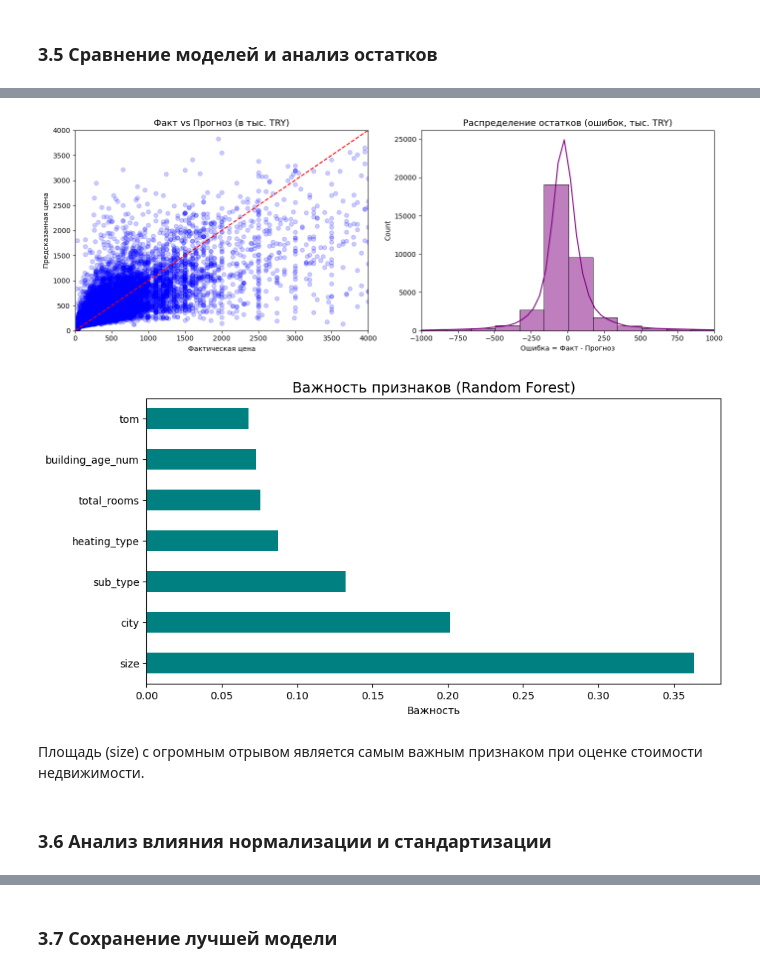
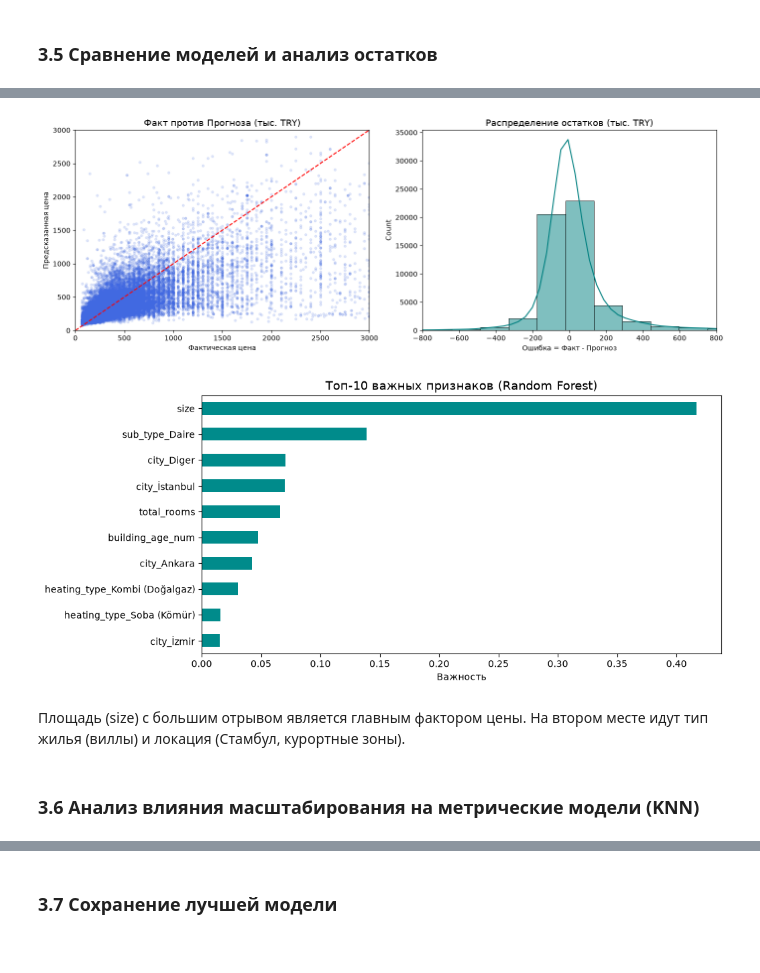
Before and after one commit to Yalantare/workforml, a Jupyter notebook: notebooks/real_estate_analysis.ipynb, the cells around one changed output, grey strips where cells are left out. Saved outputs shown, nothing was run; the diff lists cells and outputs as text; code cells hidden in the pictures.

```diff
--- a/notebooks/real_estate_analysis.ipynb
+++ b/notebooks/real_estate_analysis.ipynb
@@ -396,15 +507,16 @@ R2:   0.2971
 from sklearn.tree import DecisionTreeRegressor
 
 tree = DecisionTreeRegressor(random_state=42, max_depth=8)
-tree.fit(X_train, y_train)
+tree.fit(X_train_proc, y_train_log)
 
-test_pred_tree = tree.predict(X_test)
+test_pred_tree = np.expm1(tree.predict(X_test_proc))
 
-print('Test: Дерево решений\n_____________________________________')
+print('Test: Дерево решений')
+print('----------------------------------------------------')
 print_metrics(y_test, test_pred_tree)
 
 results_df2 = pd.DataFrame(
-    [get_metrics_row("Decision Tree", y_test, test_pred_tree)],
+    [get_metrics_row('Decision Tree', y_test, test_pred_tree)],
     columns=['Model', 'MAE', 'MSE', 'RMSE', 'MAPE (%)', 'R2 Square']
 )
 results_df = pd.concat([results_df, results_df2], ignore_index=True)
@@ -421,17 +533,17 @@ R2:   0.4688
 # %%
 from sklearn.ensemble import RandomForestRegressor
 
-# для скорости берем 50 деревьев и max_depth 12
-rf = RandomForestRegressor(n_estimators=50, max_depth=12, random_state=42, n_jobs=-1)
-rf.fit(X_train, y_train)
+rf = RandomForestRegressor(n_estimators=40, max_depth=12, random_state=42, n_jobs=-1)
+rf.fit(X_train_proc, y_train_log)
 
-test_pred_rf = rf.predict(X_test)
+test_pred_rf = np.expm1(rf.predict(X_test_proc))
 
-print('Test: Random Forest\n_____________________________________')
+print('Test: Случайный лес')
+print('----------------------------------------------------')
 print_metrics(y_test, test_pred_rf)
 
 results_df2 = pd.DataFrame(
-    [get_metrics_row("Random Forest", y_test, test_pred_rf)],
+    [get_metrics_row('Random Forest', y_test, test_pred_rf)],
     columns=['Model', 'MAE', 'MSE', 'RMSE', 'MAPE (%)', 'R2 Square']
 )
 results_df = pd.concat([results_df, results_df2], ignore_index=True)
@@ -494,38 +604,43 @@ plt.show()
 # %%
-# График «Факт против Прогноза» и распределение остатков для лучшей модели
+# график факт против прогноза и распределение остатков для случайного леса
 residuals = y_test - test_pred_rf
 
 fig, axes = plt.subplots(1, 2, figsize=(14, 5))
 
-axes[0].scatter(y_test / 1000, test_pred_rf / 1000, alpha=0.2, color='blue')
-axes[0].plot([0, 4000], [0, 4000], 'r--')
-axes[0].set_title('Факт vs Прогноз (в тыс. TRY)', fontsize=13)
+axes[0].scatter(y_test / 1000, test_pred_rf / 1000, alpha=0.15, color='royalblue', s=10)
+axes[0].plot([0, 3000], [0, 3000], 'r--')
+axes[0].set_title('Факт против Прогноза (тыс. TRY)', fontsize=13)
 axes[0].set_xlabel('Фактическая цена')
 axes[0].set_ylabel('Предсказанная цена')
-axes[0].set_xlim(0, 4000)
-axes[0].set_ylim(0, 4000)
+axes[0].set_xlim(0, 3000)
+axes[0].set_ylim(0, 3000)
 
-sns.histplot(residuals / 1000, bins=50, kde=True, ax=axes[1], color='purple')
-axes[1].set_title('Распределение остатков (ошибок, тыс. TRY)', fontsize=13)
+sns.histplot(residuals / 1000, bins=50, kde=True, ax=axes[1], color='teal')
+axes[1].set_title('Распределение остатков (тыс. TRY)', fontsize=13)
 axes[1].set_xlabel('Ошибка = Факт - Прогноз')
-axes[1].set_xlim(-1000, 1000)
+axes[1].set_xlim(-800, 800)
 
 plt.tight_layout()
 plt.show()
 # %% [output]
-[figure, old version]
+[figure, new version]
 # %%
-# Важность признаков для случайного леса
-feat_imp = pd.Series(rf.feature_importances_, index=features).sort_values(ascending=False)
+# важность признаков для случайного леса
+cat_encoder = preprocessor.named_transformers_['cat']
+encoded_cat_names = cat_encoder.get_feature_names_out(cat_cols).tolist()
+all_feature_names = num_cols + encoded_cat_names
+
+feat_imp = pd.Series(rf.feature_importances_, index=all_feature_names).sort_values(ascending=False).head(10)
 
 plt.figure(figsize=(10, 5))
-feat_imp.plot(kind='barh', color='teal')
-plt.title('Важность признаков (Random Forest)', fontsize=14)
+feat_imp.plot(kind='barh', color='darkcyan')
+plt.title('Топ-10 важных признаков (Random Forest)', fontsize=13)
 plt.xlabel('Важность')
+plt.gca().invert_yaxis()
 plt.show()
 # %% [output]
-[figure, old version]
+[figure, new version]
-# %% [markdown]
-Площадь (size) с огромным отрывом является самым важным признаком при оценке стоимости недвижимости.
+# %% [markdown]
+Площадь (size) с большим отрывом является главным фактором цены. На втором месте идут тип жилья (виллы) и локация (Стамбул, курортные зоны).
 # %% [markdown]
-### 3.6 Анализ влияния нормализации и стандартизации
+### 3.6 Анализ влияния масштабирования на метрические модели (KNN)
```
Also changed, not shown: parts of 31 cells of this notebook, 3 other files.
